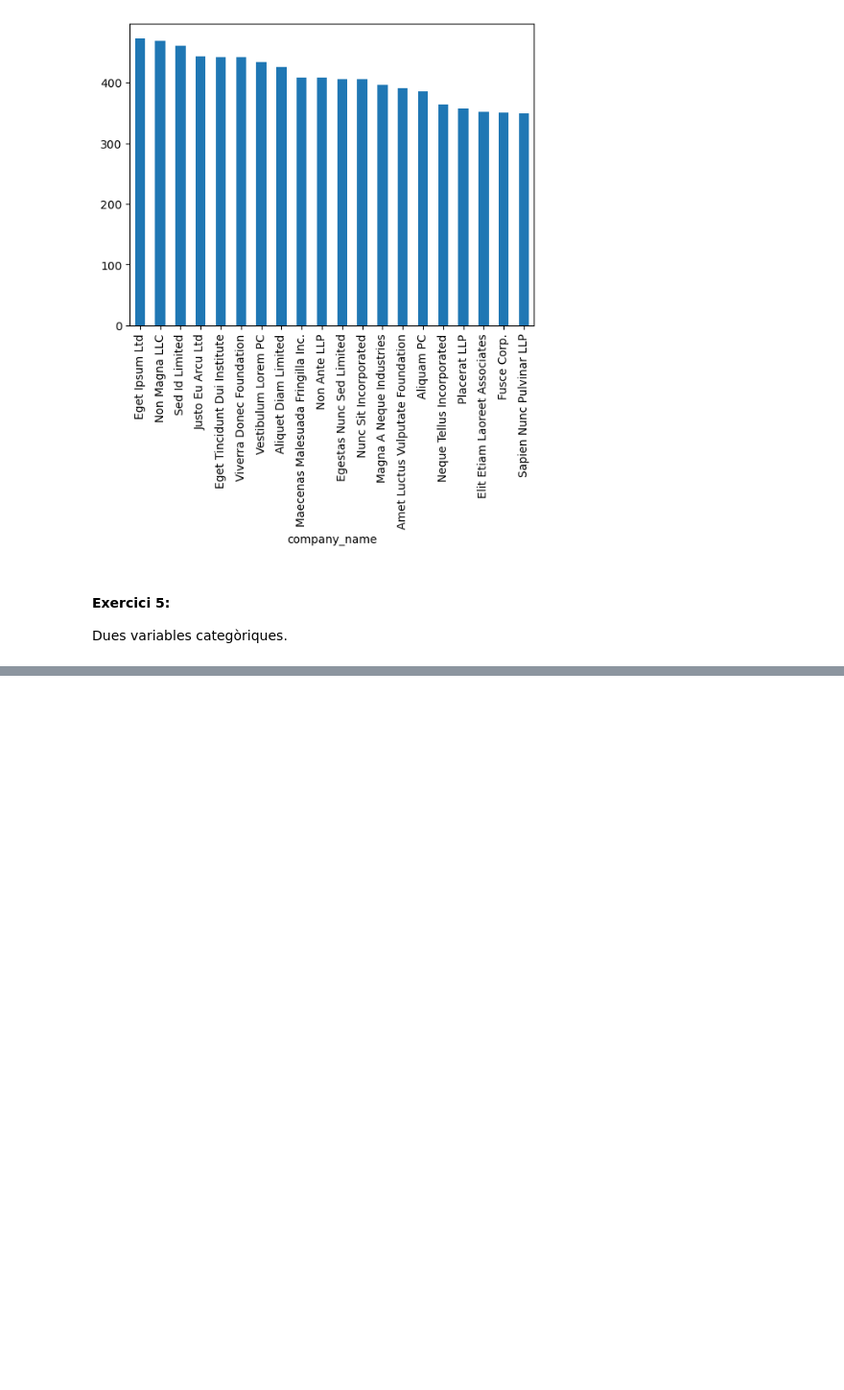
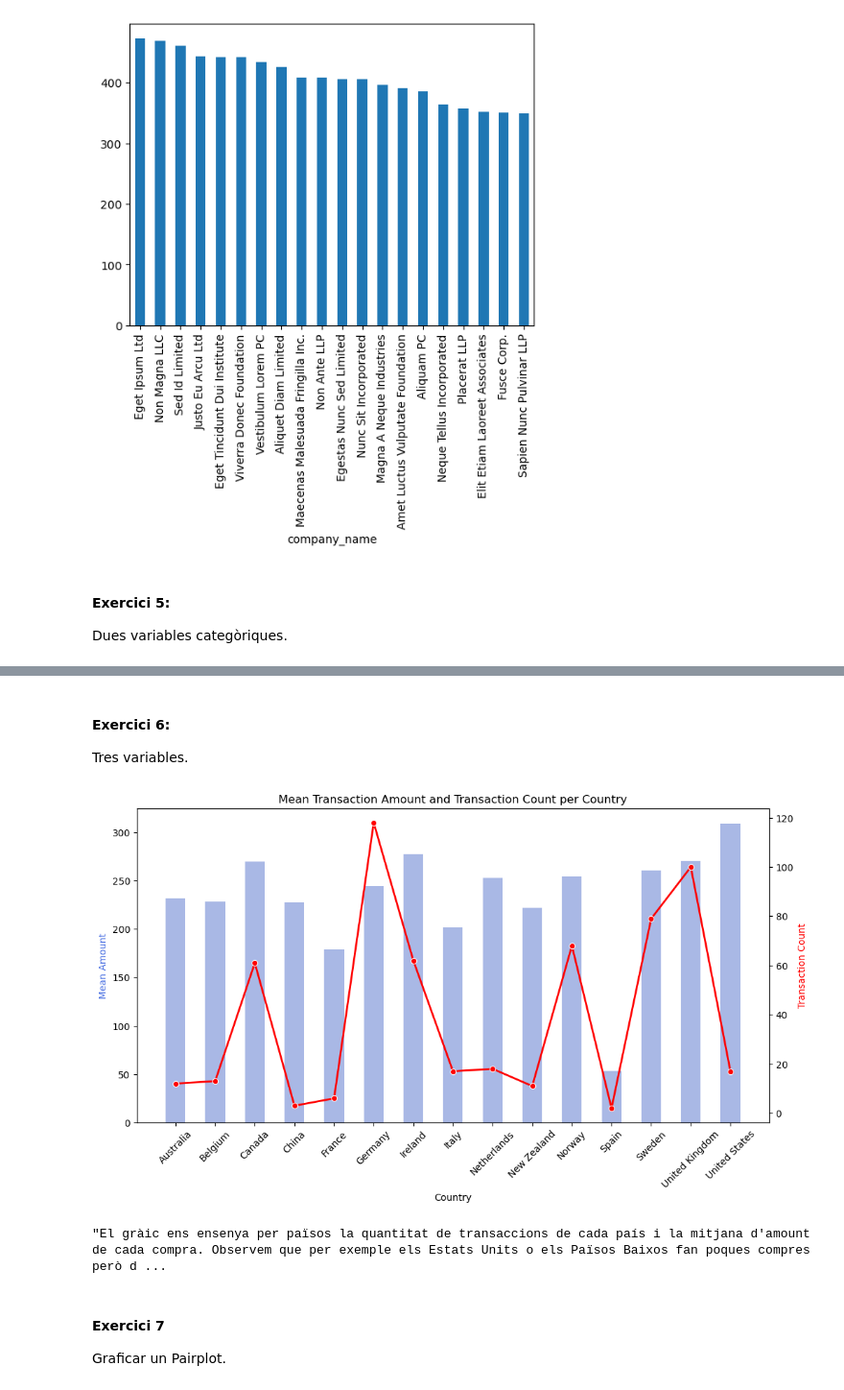
Before and after one commit to aleix-gb/Aleix-Gabarro-sprints, a Jupyter notebook: Sprint 8/Sprint 8.ipynb, the cells around one changed output, grey strips where cells are left out. Shown at 96% size. Cells and saved outputs as stored; diff of their text form; code cells hidden in the pictures; blank space fills up the shorter version.

```diff
--- a/Sprint 8/Sprint 8.ipynb
+++ b/Sprint 8/Sprint 8.ipynb
@@ -201,0 +206,38 @@ import numpy as np
+# %% [markdown]
+#### Exercici 6:
+Tres variables.
+# %%
+import pandas as pd
+import matplotlib.pyplot as plt
+import seaborn as sns
+
+taula3 = pd.merge(dataframes["transactions"], dataframes["companies"], right_on = "company_id", left_on = "business_id")
+
+country_stats = taula3.groupby("country").agg(           #l'agg és per agregar diverses variables
+    mean_amount=("amount", "mean"), #l'estructura és: columna, aggregate_function
+    transaction_count=("id", "count")
+).reset_index() # el reset_index fa que el groupby torni a ser un dataframe
+
+fig, ax1 = plt.subplots(figsize=(12, 6)) #crea el primer gràfic
+
+sns.barplot(x="country", y="mean_amount", data=country_stats, ax=ax1, color="royalblue", alpha=0.5, width=0.5) #introduïm les variables del barchart. ax=ax1 especifica que aquest barchart és pel primer gràfic
+
+ax2 = ax1.twinx()  #Creem un segon eix y a la dreta -- twinx() la x de la funció ens diu que les dues variables comparteixen l'eix x.si fos twiny() compartirien eix y
+sns.lineplot(x="country", y="transaction_count", data=country_stats, ax=ax2, color="red", marker="o", linewidth=2) #variables del segon gràfic
+
+ax1.set_xlabel("Country")
+ax1.set_ylabel("Mean Amount", color="royalblue")
+ax2.set_ylabel("Transaction Count", color="red")
+ax1.set_title("Mean Transaction Amount and Transaction Count per Country")
+
+ax1.tick_params(axis='x', rotation=45) # Rotar els label de l'eix x
+
+plt.show()
+
+"""El gràic ens ensenya per països la quantitat de transaccions de cada país i la mitjana d'amount de cada compra. Observem que per exemple els Estats Units o els Països Baixos fan poques compres però d'imports molt elevats"""
+# %% [output]
+[figure, added]
+"El gràic ens ensenya per països la quantitat de transaccions de cada país i la mitjana d'amount de cada compra. Observem que per exemple els Estats Units o els Països Baixos fan poques compres però d ...
+# %% [markdown]
+#### Exercici 7
+Graficar un Pairplot.
```
Also changed, not shown: parts of 5 cells of this notebook.
